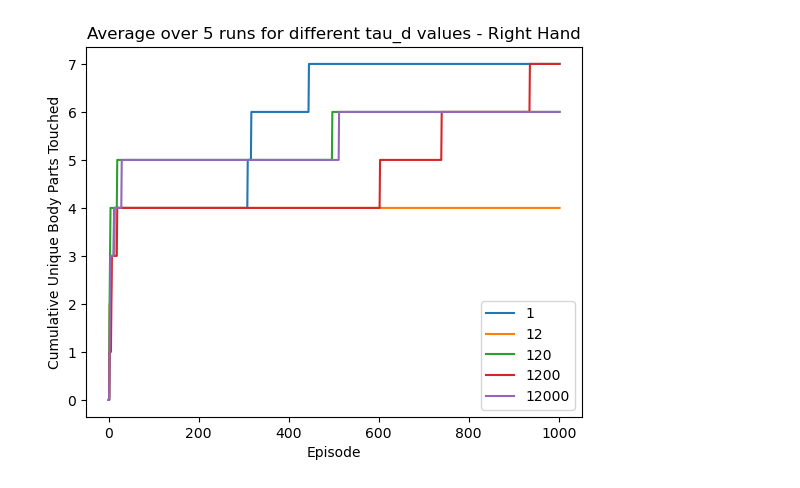
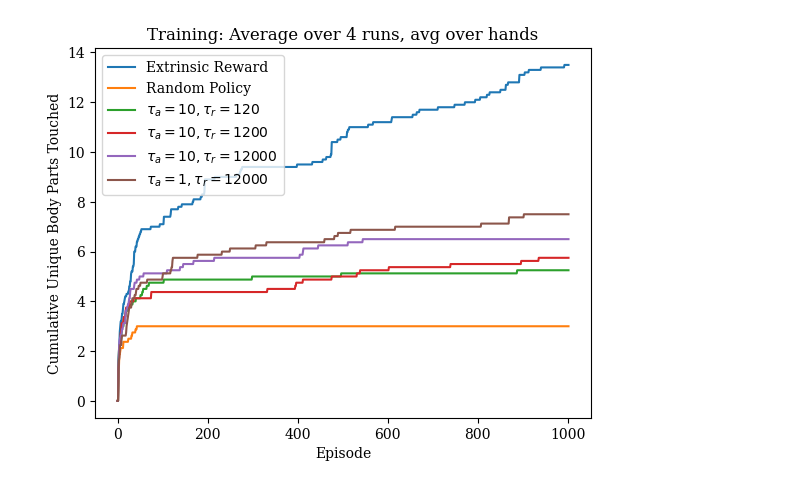
Before and after one commit to YviMa/RL2025_MIMo_project, a Jupyter notebook: learn_selftouch/results/self_touch/logs/analysis_compare.ipynb, the cells around one changed output. Cells and saved outputs as stored; diff of their text form; code cells hidden in the pictures.

```diff
--- a/learn_selftouch/results/self_touch/logs/analysis_compare.ipynb
+++ b/learn_selftouch/results/self_touch/logs/analysis_compare.ipynb
@@ -50,9 +42,0 @@ plt.show()
-# %%
-plt.plot(right_avg.T, label=values)
-plt.xlabel('Episode')
-plt.ylabel('Cumulative Unique Body Parts Touched')
-plt.title('Average over 5 runs for different tau_d values - Right Hand')
-plt.legend()
-plt.show()
-# %% [output]
-[figure, removed]
@@ -58,0 +151,44 @@ plt.show()
+# %%
+runs_h1 = 4
+
+data = [None] * runs_h1
+for i in range(runs_h1):
+    with open('h1/model_1_12000_run' + str(i+1) + '.pkl', 'rb') as f:
+        data[i] = pickle.load(f)
+left_cumulative_h1 = np.zeros((runs_h1, len(data[0])))
+right_cumulative_h1 = np.zeros((runs_h1, len(data[0])))
+for i in range(runs_h1):
+    left_ids = set()
+    right_ids = set()
+
+    for j, episode in enumerate(data[i]):
+        left_ids.update(set(episode['left_hand_touches']))
+        right_ids.update(set(episode['right_hand_touches']))
+        left_cumulative_h1[i, j] = len(left_ids)
+        right_cumulative_h1[i, j] = len(right_ids)
+
+avg_h1 = (left_cumulative_h1 + right_cumulative_h1) / 2
+std_h1 = np.std(avg_h1, axis=0)
+avg_h1 = np.mean(avg_h1, axis=0)
+# %%
+#plt.errorbar(x=np.arange(1003), y=avg_extr, yerr=std_extr, label='Extrinsic Reward', errorevery=error_bar_every, capsize=5)
+plt.rc('text', usetex=False)
+plt.rc('font', family='serif')
+plt.plot(avg_extr.T, label="Extrinsic Reward")
+plt.plot(avg_random.T, label="Random Policy")
+plt.plot(avg_120.T, label=r'$\tau_a = 10, \tau_r = 120$')
+plt.plot(avg_1200.T, label=r'$\tau_a = 10, \tau_r = 1200$')
+plt.plot(avg_12000.T, label=r'$\tau_a = 10, \tau_r = 12000$')
+plt.plot(avg_h1.T, label=r'$\tau_a = 1, \tau_r = 12000$')
+plt.xlabel('Episode')
+plt.ylabel('Cumulative Unique Body Parts Touched')
+plt.title('Training: Average over 4 runs, avg over hands')
+#plt.errorbar(x=np.arange(1003), y=avg[0], yerr=std[0], label='tau_d=120', errorevery=200)
+#plt.errorbar(x=np.arange(1003), y=avg[1], yerr=std[1], label='tau_d=120', errorevery=200)
+#plt.errorbar(x=np.arange(1003), y=avg[2], yerr=std[2], label='tau_d=120', errorevery=200)
+#plt.yscale('log')
+plt.legend()
+plt.savefig('comparison_all.png', dpi=1000)
+plt.show()
+# %% [output]
+[figure, added]
```
Also changed, not shown: parts of 9 cells of this notebook, 1 other file.
